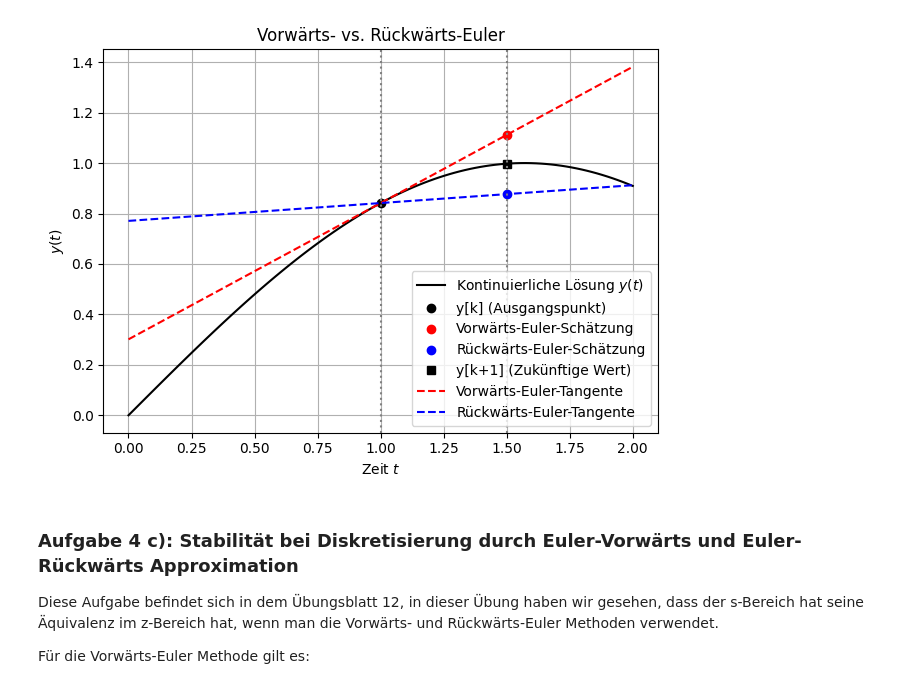
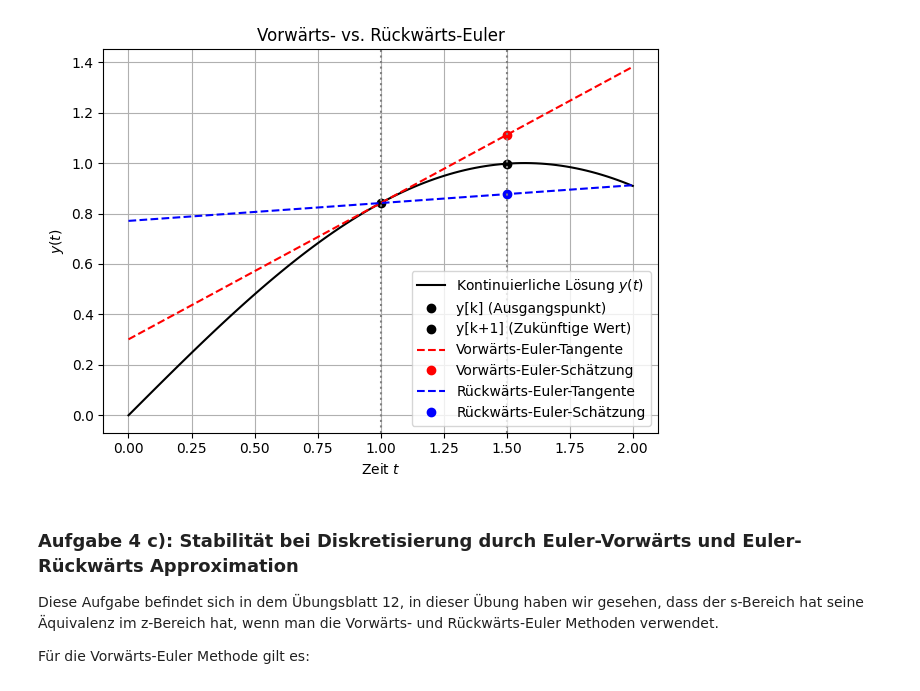
Before and after one commit to GusMtz787/Systemtheorie, a Jupyter notebook: diskretisierung.ipynb, the cells around one changed output. Saved outputs shown, nothing was run; the diff lists cells and outputs as text; code cells hidden in the pictures.

```diff
--- a/diskretisierung.ipynb
+++ b/diskretisierung.ipynb
@@ -46,39 +46,37 @@ y_dot = np.cos(t_k) # derivative of y
 # Forward Euler estimate (first definition)
 y_forward = y_k + dt * y_dot
 
 # Backward Euler estimate (second definition)
 t_future = t_k + dt
 y_t_future = np.sin(t_future)
 y_dot_t_future = np.cos(t_future) # derivative at t_future
 y_backward = y_k + dt * y_dot_t_future
 
 # Tangent for both estimates (slopes)
 y_forward_line = y_k + y_dot * (t - t_k)
 y_backward_line = y_k + y_dot_t_future * (t - t_k)
 
 # Plot the results
 plt.plot(t, y, 'k-', label='Kontinuierliche Lösung $y(t)$')
 plt.plot([t_k], [y_k], 'ko', label='y[k] (Ausgangspunkt)')
+plt.plot([t_k + dt], [y_t_future], 'ko', label='y[k+1] (Zukünftige Wert)')
+plt.plot(t, y_forward_line, 'r--', label='Vorwärts-Euler-Tangente') # tangent for forward Euler
 plt.plot([t_k + dt], [y_forward], 'ro', label='Vorwärts-Euler-Schätzung')
+plt.plot(t, y_backward_line, 'b--', label='Rückwärts-Euler-Tangente') # tangent for backward Euler
 plt.plot([t_k + dt], [y_backward], 'bo', label='Rückwärts-Euler-Schätzung')
-plt.plot([t_k + dt], [y_t_future], 'ks', label='y[k+1] (Zukünftige Wert)')
-
-# Plot the tangents
-plt.plot(t, y_forward_line, 'r--', label='Vorwärts-Euler-Tangente')
-plt.plot(t, y_backward_line, 'b--', label='Rückwärts-Euler-Tangente')
 
 # Extra annotations
 plt.axvline(t_k, color='gray', linestyle=':')
 plt.axvline(t_k + dt, color='gray', linestyle=':')
 plt.xlabel('Zeit $t$')
 plt.ylabel('$y(t)$')
 plt.title('Vorwärts- vs. Rückwärts-Euler')
 plt.legend()
 plt.grid(True)
 plt.tight_layout()
 plt.show()
 # %% [output]
-[figure, old version]
+[figure, new version]
 # %% [markdown]
 ### Aufgabe 4 c): Stabilität bei Diskretisierung durch Euler-Vorwärts und Euler-Rückwärts Approximation
 
```
Also changed, not shown: parts of 1 cell of this notebook.
